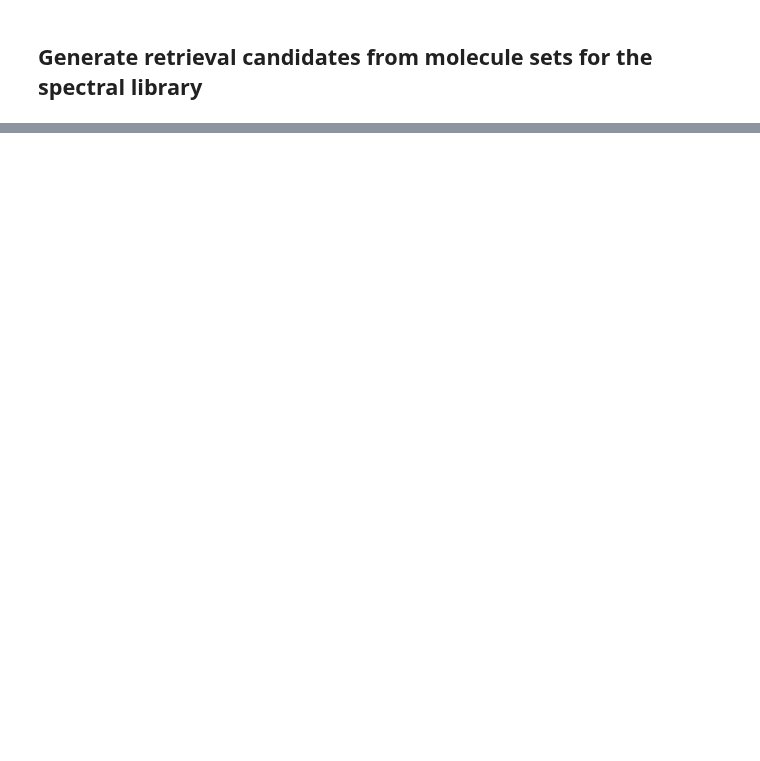
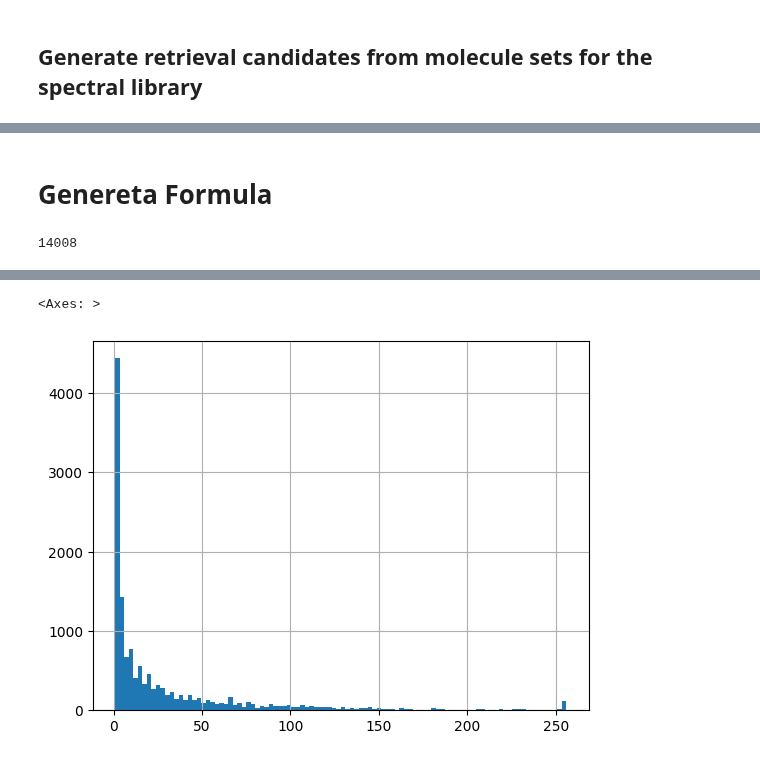
Before and after one commit to Jozefov/MassSpecGymMSn, a Jupyter notebook: notebooks/MSn/retrieval_candidates_construction/3_generate_retrieval_candidates.ipynb, the cells around one changed output, grey strips where cells are left out. Drawn from its saved outputs; the diff is of its cells as text; code cells hidden in the pictures; blank space fills up the shorter version.

```diff
--- a/notebooks/MSn/retrieval_candidates_construction/3_generate_retrieval_candidates.ipynb
+++ b/notebooks/MSn/retrieval_candidates_construction/3_generate_retrieval_candidates.ipynb
@@ -40,5 +56,5 @@ logging.basicConfig(level=logging.INFO, format='%(asctime)s - %(levelname)s - %(
 # %%
-df_1M = pd.read_csv('/Users/macbook/CODE/Majer:MassSpecGym/data/candidates_generation/MassSpecGym_retrieval_molecules_1M.tsv', sep='\t')
+df_1M = pd.read_csv('/storage/plzen1/home/jozefov_147/MSn/candidates/MassSpecGym_retrieval_molecules_1M.tsv', sep='\t')
 df_1M.shape, df_1M.columns
 # %% [output]
 ((1032456, 5),
@@ -256,3 +242,13 @@ candidates.to_pickle('cands_pubchem_118M_mass.pkl')
 with open('MassSpecGymMSn_retrieval_candidates_mass.json', 'w') as json_file:
     candidates_dict = dict(zip(candidates['smiles'], candidates['cands']))
     json.dump(candidates_dict, json_file)
+# %% [markdown]
+# Genereta Formula
+# %%
+len(smiles)
+# %% [output]
+14008
+# %%
+candidates = get_candidates_parallel(smiles, df_1M, cand_type='formula')
+candidates['cands'].apply(len).hist(bins=100)
+# %% [output]
@@ -258,0 +260,2 @@ with open('MassSpecGymMSn_retrieval_candidates_mass.json', 'w') as json_file:
+<Axes: >
+[figure, added]
```
Also changed, not shown: parts of 30 cells of this notebook, 2 other files.
